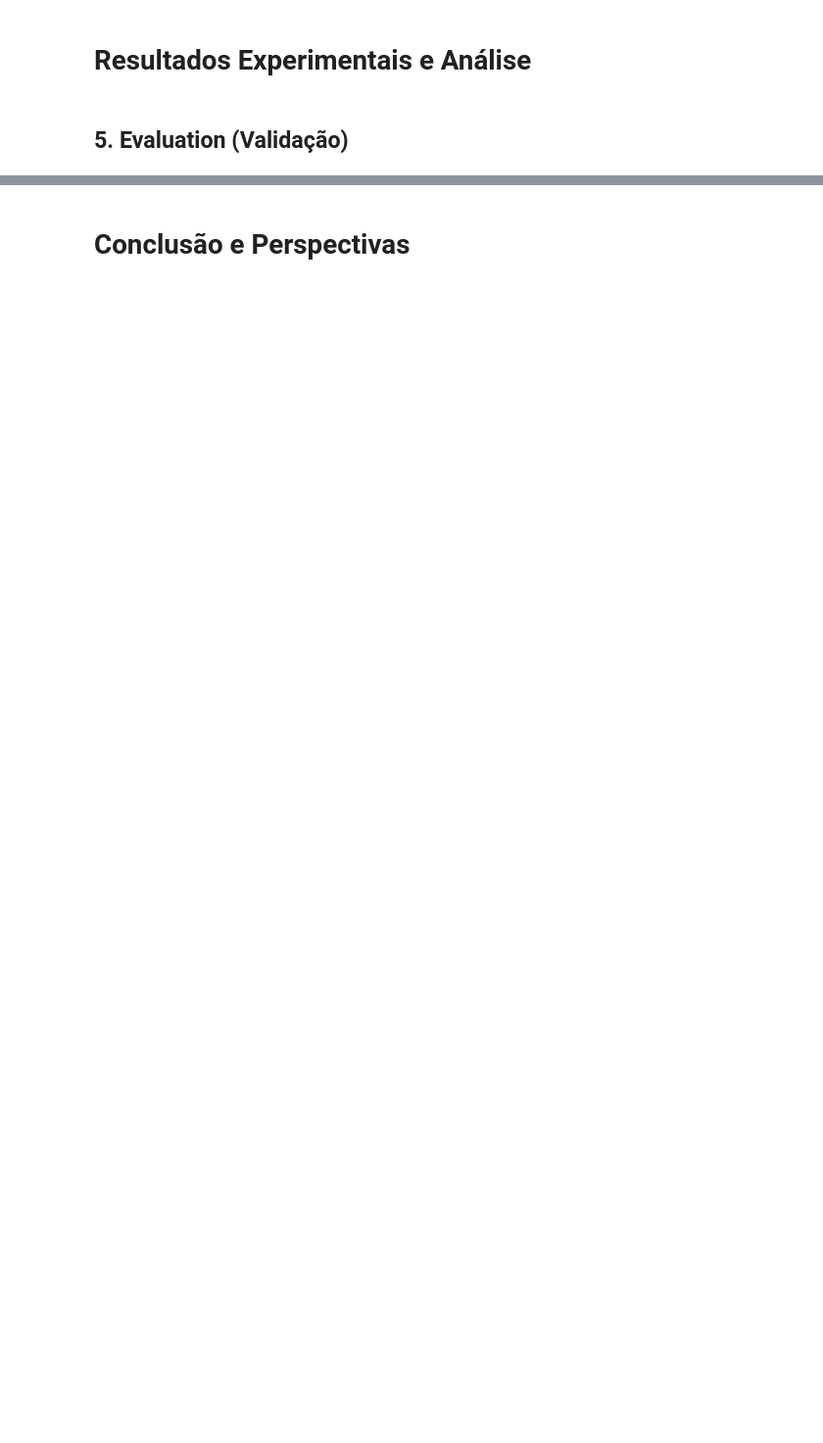
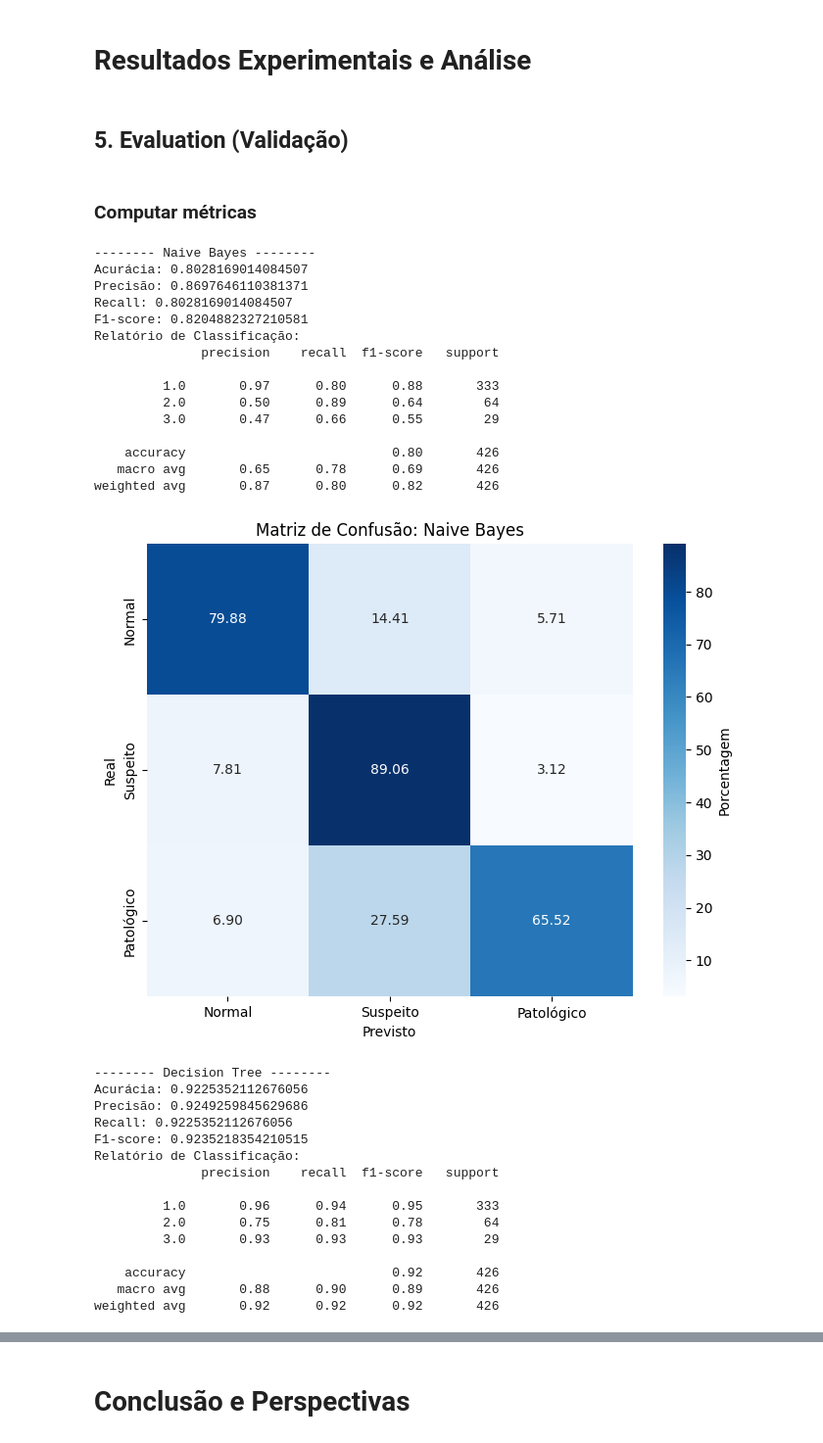
Before and after one commit to gabrielliman/TP3_MD, a Jupyter notebook: TP_3_MdeD.ipynb, the cells around one changed output, grey strips where cells are left out. Shown at 98% size. Drawn from its saved outputs; the diff is of its cells as text; code cells hidden in the pictures; blank space fills up the shorter version.

```diff
--- a/TP_3_MdeD.ipynb
+++ b/TP_3_MdeD.ipynb
@@ -379,5 +353,4 @@ nb_model.fit(X_train, y_train)
 predictions = nb_model.predict(X_test)
 
 # # Avalie o desempenho do modelo
-
-model_info(y_test, predictions)
+model_results['Naive Bayes'] = (y_test, predictions)
@@ -464,7 +383,4 @@ svm_model.fit(X_train, y_train)
 
 # Faça previsões
 predictions = svm_model.predict(X_test)
-
-# Avalie o desempenho do modelo
-
-model_info(y_test, predictions)
+model_results['SVM'] = (y_test, predictions)
@@ -488,3 +390,73 @@ weighted avg       0.87      0.87      0.87       426
 # **Resultados Experimentais e Análise**
 # %% [markdown]
 ## **5. Evaluation (Validação)**
+# %% [markdown]
+### Computar métricas
+# %%
+def model_info(y_test, predictions, model_name):
+    # Avalie o desempenho do modelo
+    accuracy = accuracy_score(y_test, predictions)
+    precision = precision_score(y_test, predictions, average='weighted')
+    recall = recall_score(y_test, predictions, average='weighted')
+    f1 = f1_score(y_test, predictions, average='weighted')
+    conf_matrix = confusion_matrix(y_test, predictions)
+    class_report = classification_report(y_test, predictions)
+
+    # Converta a matriz de confusão para porcentagens
+    conf_matrix_percent = conf_matrix.astype('float') / conf_matrix.sum(axis=1)[:, np.newaxis] * 100
+
+    # Imprima métricas
+    print(f'-------- {model_name} --------')
+    print(f'Acurácia: {accuracy}')
+    print(f'Precisão: {precision}')
+    print(f'Recall: {recall}')
+    print(f'F1-score: {f1}')
+    print(f'Relatório de Classificação:\n{class_report}')
+
+    # Visualize a matriz de confusão
+    plt.figure(figsize=(8, 6))
+    #Contagem
+    #sns.heatmap(conf_matrix, annot=True, fmt='d', cmap='Blues', xticklabels=['Normal', 'Suspeito', 'Patológico'], yticklabels=['Normal', 'Suspeito', 'Patológico'])
+    #Porcentagem
+    sns.heatmap(conf_matrix_percent, annot=True, fmt=".2f", cmap='Blues', xticklabels=['Normal', 'Suspeito', 'Patológico'], yticklabels=['Normal', 'Suspeito', 'Patológico'], cbar_kws={'label': 'Porcentagem'})
+    plt.title(f'Matriz de Confusão: {model_name}')
+    plt.xlabel('Previsto')
+    plt.ylabel('Real')
+    plt.show()
+# %%
+# INÍCIO CODIGO MANUAL
+for key, value in model_results.items():
+    model_info(value[0], value[1], key)
+# FIM CODIGO MANUAL
+# %% [output]
+-------- Naive Bayes --------
+Acurácia: 0.8028169014084507
+Precisão: 0.8697646110381371
+Recall: 0.8028169014084507
+F1-score: 0.8204882327210581
+Relatório de Classificação:
+              precision    recall  f1-score   support
+
+         1.0       0.97      0.80      0.88       333
+         2.0       0.50      0.89      0.64        64
+         3.0       0.47      0.66      0.55        29
+
+    accuracy                           0.80       426
+   macro avg       0.65      0.78      0.69       426
+weighted avg       0.87      0.80      0.82       426
+[figure, added]
+-------- Decision Tree --------
+Acurácia: 0.9225352112676056
+Precisão: 0.9249259845629686
+Recall: 0.9225352112676056
+F1-score: 0.9235218354210515
+Relatório de Classificação:
+              precision    recall  f1-score   support
+
+         1.0       0.96      0.94      0.95       333
+         2.0       0.75      0.81      0.78        64
+         3.0       0.93      0.93      0.93        29
+
+    accuracy                           0.92       426
+   macro avg       0.88      0.90      0.89       426
+weighted avg       0.92      0.92      0.92       426
```
Also changed, not shown: parts of 29 cells of this notebook.
